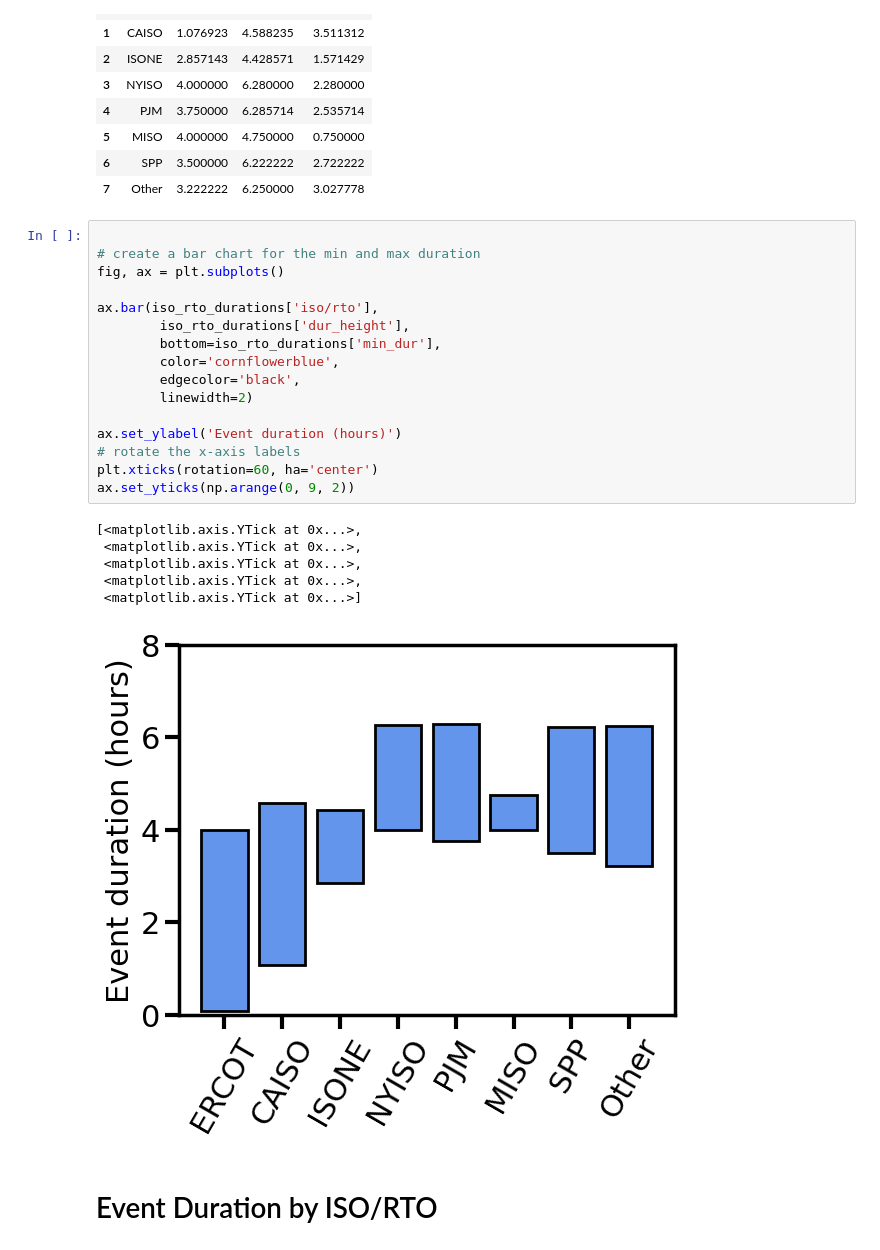
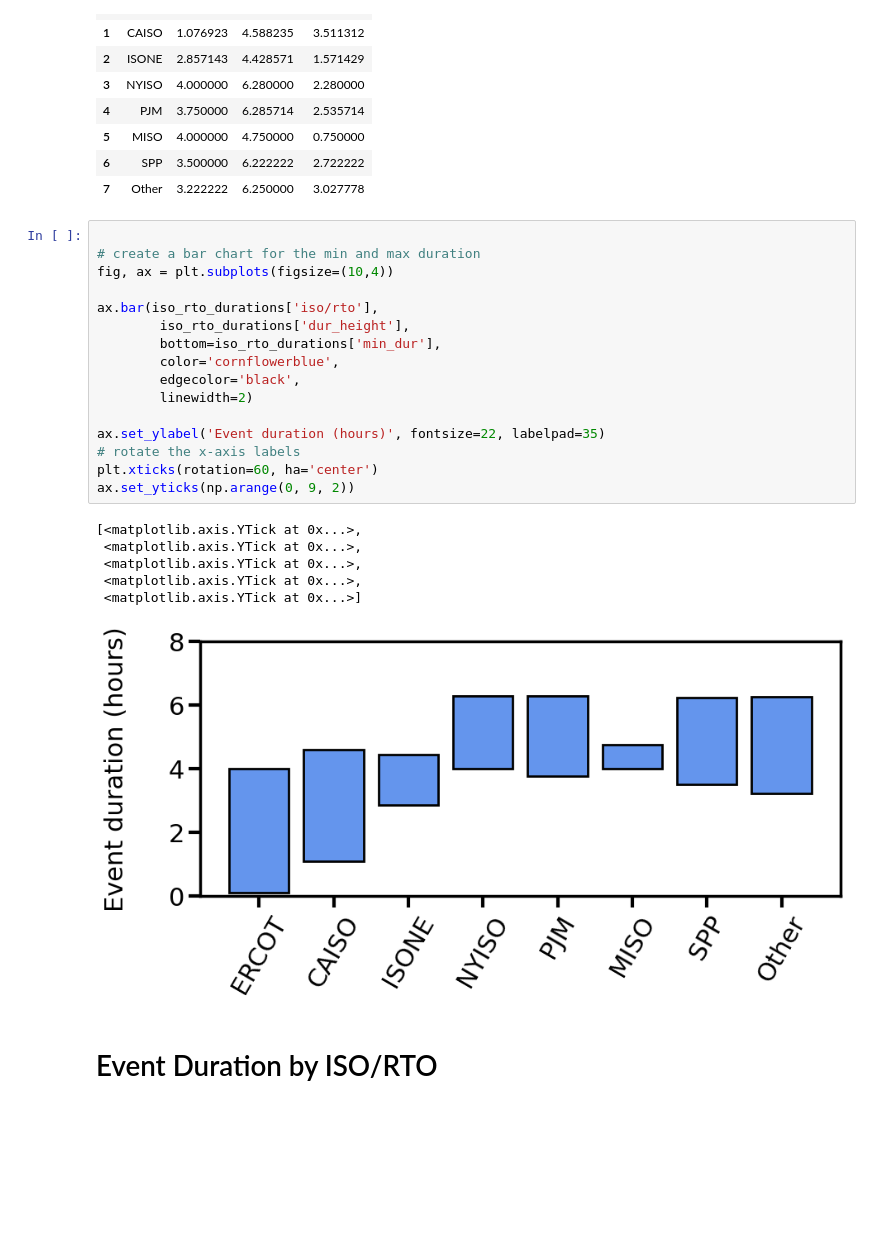
Before and after one commit to we3lab/dr-programs, a Jupyter notebook: analysis/event_duration_isorto.ipynb, the cells around one changed output. Drawn from its saved outputs; the diff is of its cells as text; blank space fills up the shorter version.

Commit message:
Updating pricing bar chart + figure formatting.

```diff
--- a/analysis/event_duration_isorto.ipynb
+++ b/analysis/event_duration_isorto.ipynb
@@ -49,26 +49,26 @@ iso_rto_durations
 # %%
 
 # create a bar chart for the min and max duration
-fig, ax = plt.subplots()
+fig, ax = plt.subplots(figsize=(10,4))
 
 ax.bar(iso_rto_durations['iso/rto'],
         iso_rto_durations['dur_height'],
         bottom=iso_rto_durations['min_dur'],
         color='cornflowerblue',
         edgecolor='black',
         linewidth=2)
 
-ax.set_ylabel('Event duration (hours)')
+ax.set_ylabel('Event duration (hours)', fontsize=22, labelpad=35)
 # rotate the x-axis labels
 plt.xticks(rotation=60, ha='center')
 ax.set_yticks(np.arange(0, 9, 2))
 # %% [output]
 [<matplotlib.axis.YTick at 0x...>,
  <matplotlib.axis.YTick at 0x...>,
  <matplotlib.axis.YTick at 0x...>,
  <matplotlib.axis.YTick at 0x...>,
  <matplotlib.axis.YTick at 0x...>]
-[figure, old version]
+[figure, new version]
 # %% [markdown]
 # Event Duration by ISO/RTO
 # %%
```
Also changed, not shown: 2 other files.
